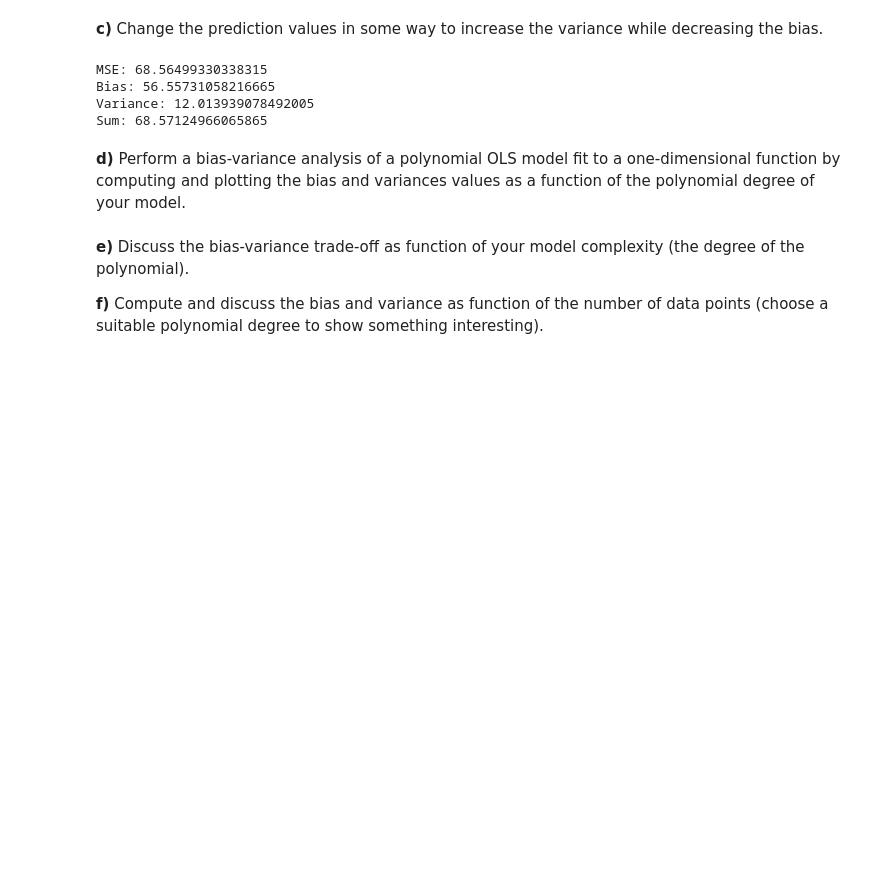
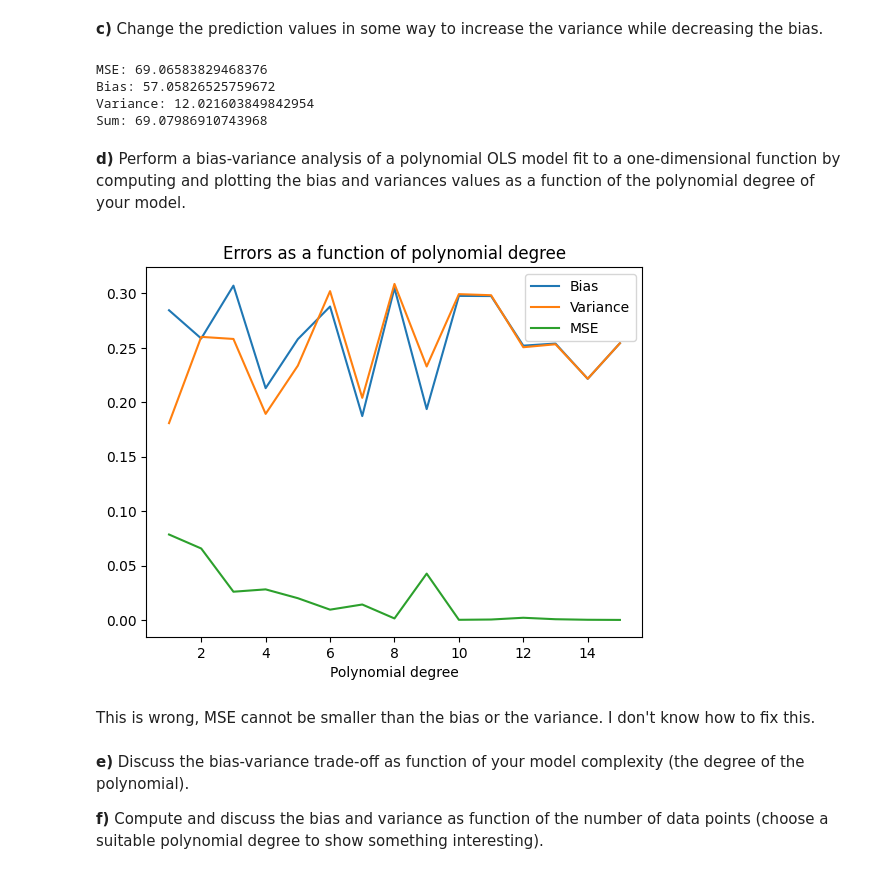
Before and after one commit to mathiassig/FYS-STK4155-H2025, a Jupyter notebook: ex38.ipynb, the cells around one changed output. Drawn from its saved outputs; the diff is of its cells as text; code cells hidden in the pictures; blank space fills up the shorter version.

```diff
--- a/ex38.ipynb
+++ b/ex38.ipynb
@@ -234,7 +234,7 @@ Sum: 557.7600529858488
 **c)** Change the prediction values in some way to increase the variance while decreasing the bias.
 # %%
 predictions = np.random.rand(bootstraps, n) * 12 + 2
-targets = np.random.rand(bootstraps, n)
+targets = np.random.rand(1, n)
 
 mse = ((targets-predictions)**2).mean() # mean of squared difference betweem target and prediction
 bias = ((targets-predictions.mean())**2).mean() # mean of squared difference betweem target and mean prediction
@@ -245,10 +245,10 @@ print(f"Bias: {bias}")
 print(f"Variance: {variance}")
 print(f"Sum: {bias+variance}")
 # %% [output]
-MSE: 68.56499330338315
-Bias: 56.55731058216665
-Variance: 12.013939078492005
-Sum: 68.57124966065865
+MSE: 69.06583829468376
+Bias: 57.05826525759672
+Variance: 12.021603849842954
+Sum: 69.07986910743968
 # %% [markdown]
 **d)** Perform a bias-variance analysis of a polynomial OLS model fit to a one-dimensional function by computing and plotting the bias and variances values as a function of the polynomial degree of your model.
 # %%
@@ -293,3 +296,15 @@ mses = []
+# %%
+plt.plot(ps,biases,label="Bias")
+plt.plot(ps,variances,label="Variance")
+plt.plot(ps,mses,label="MSE")
+plt.xlabel("Polynomial degree")
+plt.title("Errors as a function of polynomial degree")
+plt.legend()
+plt.show()
+# %% [output]
+[figure, added]
+# %% [markdown]
+This is wrong, MSE cannot be smaller than the bias or the variance. I don't know how to fix this.
 # %% [markdown]
 **e)** Discuss the bias-variance trade-off as function of your model complexity (the degree of the polynomial).
 
```
Also changed, not shown: parts of 4 cells of this notebook.
